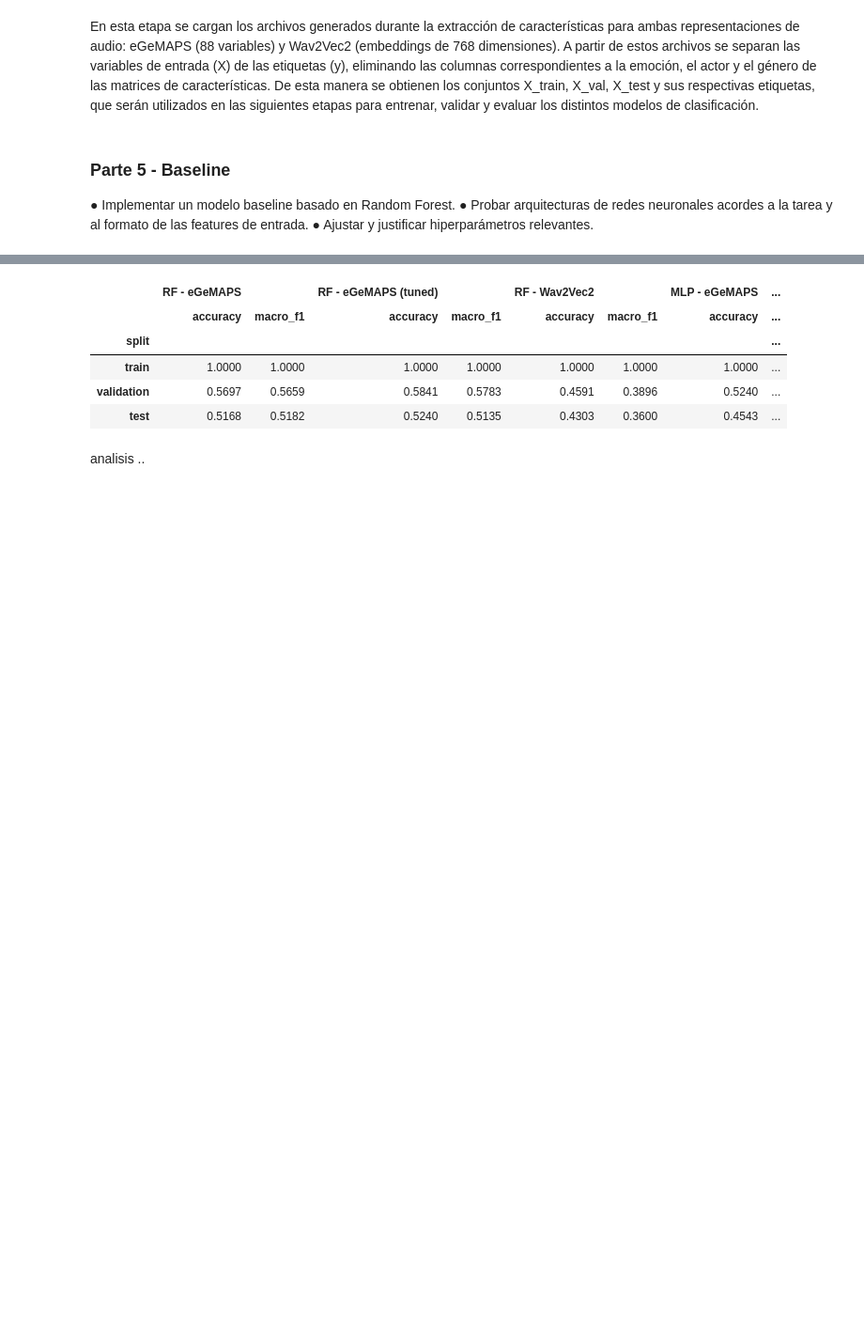
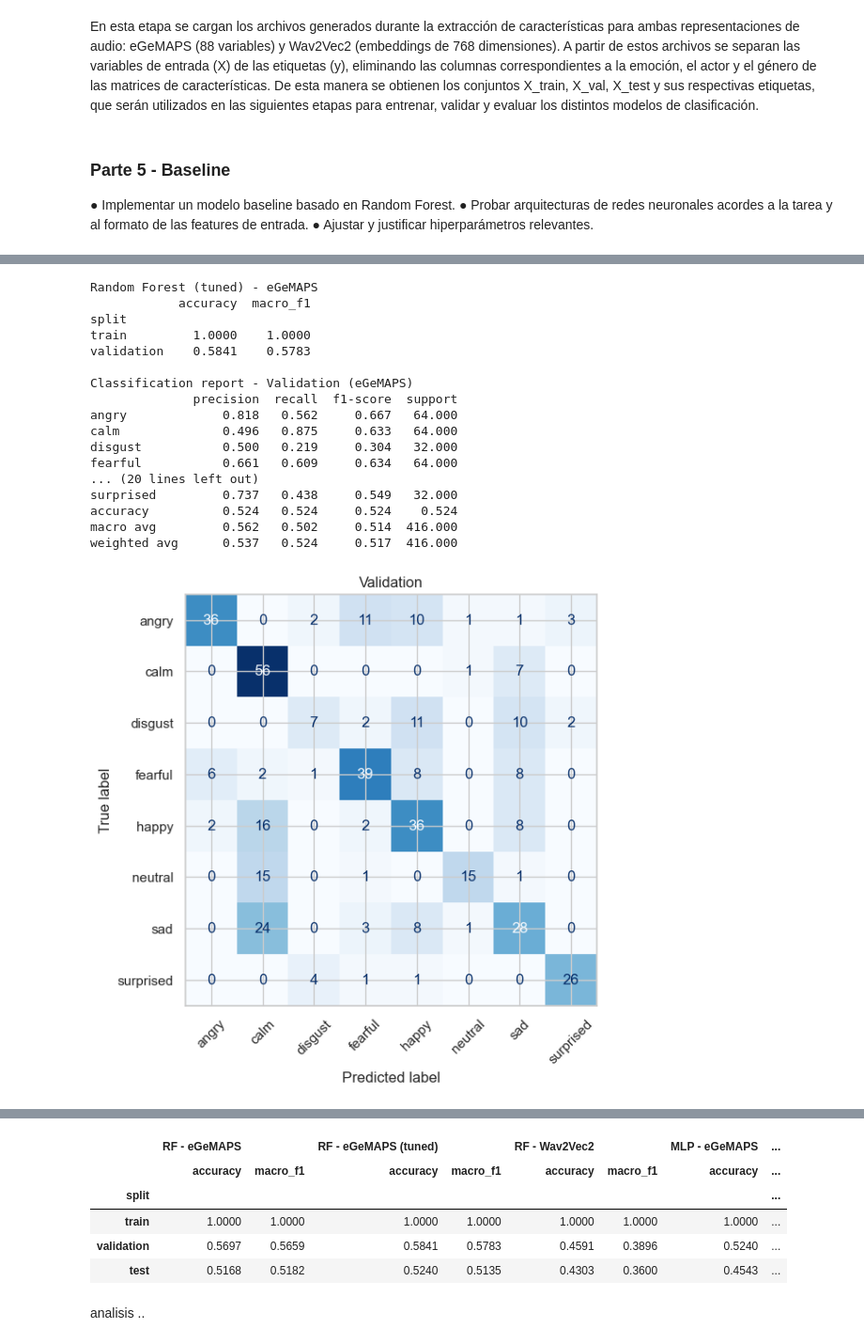
Before and after one commit to pjuls/Proyecto-Final---ML, a Jupyter notebook: notebooks/00_proyecto_final.ipynb, the cells around one changed output, grey strips where cells are left out. Shown at 94% size. Drawn from its saved outputs; the diff is of its cells as text; code cells hidden in the pictures; blank space fills up the shorter version.

```diff
--- a/notebooks/00_proyecto_final.ipynb
+++ b/notebooks/00_proyecto_final.ipynb
@@ -1092,0 +980,30 @@ weighted avg      0.537   0.524     0.517  416.000
+# %%
+# best_rf_egemaps ya viene entrenado (tune_hyperparameters hace fit adentro),
+# así que no hace falta train_model de nuevo acá.
+metrics_rf_egemaps_tuned_train_val = evaluate_model(
+    best_rf_egemaps, X_train1, y_train1, X_val1, y_val1,
+    nombre_modelo="Random Forest (tuned)", nombre_features="eGeMAPS",
+)
+metrics_rf_egemaps_tuned_test = evaluate_test(
+    best_rf_egemaps, y_train1, X_test1, y_test1, nombre_features="eGeMAPS",
+)
+metrics_rf_egemaps_tuned = pd.concat([metrics_rf_egemaps_tuned_train_val, metrics_rf_egemaps_tuned_test])
+# %% [output]
+Random Forest (tuned) - eGeMAPS
+            accuracy  macro_f1
+split
+train         1.0000    1.0000
+validation    0.5841    0.5783
+
+Classification report - Validation (eGeMAPS)
+              precision  recall  f1-score  support
+angry             0.818   0.562     0.667   64.000
+calm              0.496   0.875     0.633   64.000
+disgust           0.500   0.219     0.304   32.000
+fearful           0.661   0.609     0.634   64.000
+... (20 lines left out)
+surprised         0.737   0.438     0.549   32.000
+accuracy          0.524   0.524     0.524    0.524
+macro avg         0.562   0.502     0.514  416.000
+weighted avg      0.537   0.524     0.517  416.000
+[figure, added]
```
Also changed, not shown: parts of 12 cells of this notebook, 1 other file.
